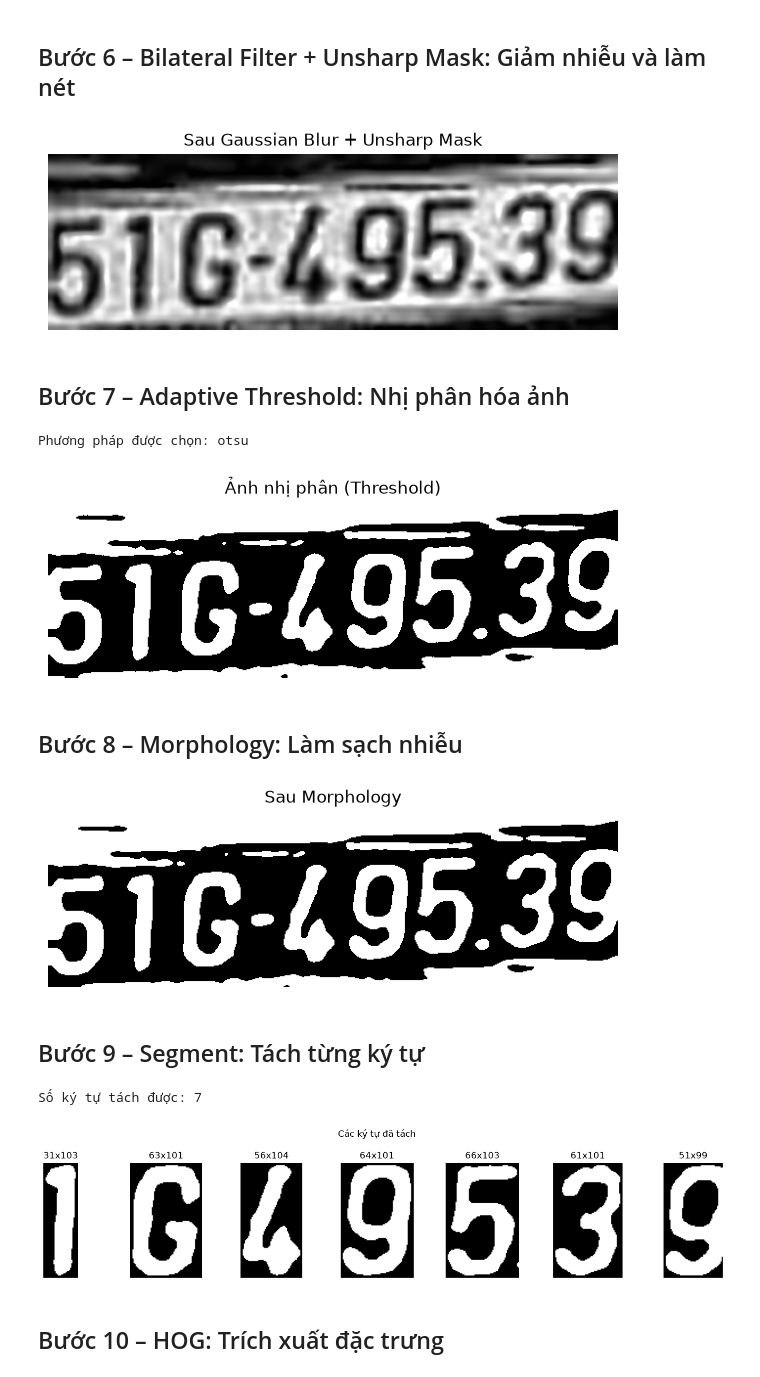
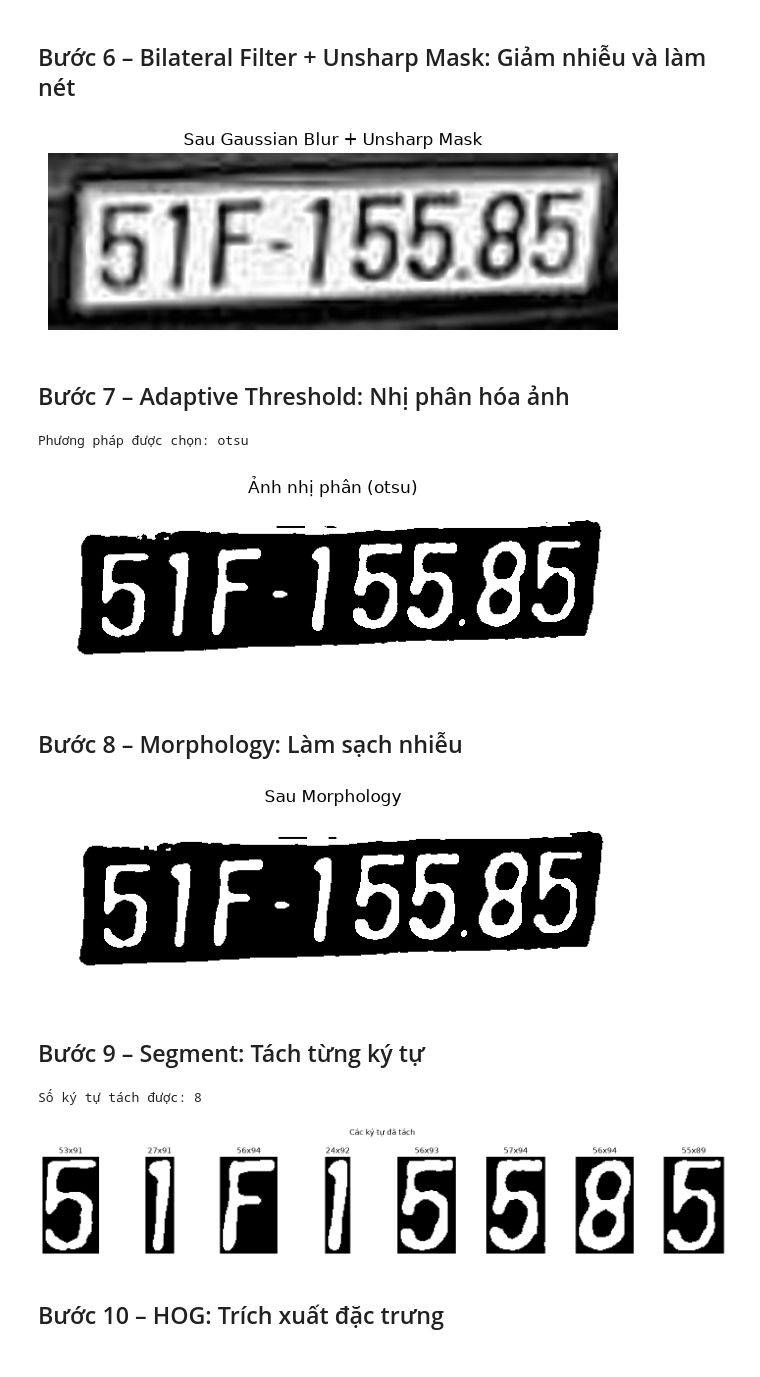
Before and after one commit to thevvq/SmartParkingCV, a Jupyter notebook: pipeline_notebook.ipynb, the cells around one changed output. Cells and saved outputs as stored; diff of their text form; code cells hidden in the pictures.

```diff
--- a/pipeline_notebook.ipynb
+++ b/pipeline_notebook.ipynb
@@ -51,7 +51,7 @@ Import OK!
 ## Bước 1 – Đọc ảnh xe đầu vào
 # %%
 # ===== THAY ĐỔI ĐƯỜNG DẪN ẢNH Ở ĐÂY =====
-IMG_PATH = os.path.join('valid', 'images', os.listdir(os.path.join('valid', 'images'))[15])
+IMG_PATH = os.path.join('valid', 'images', os.listdir(os.path.join('valid', 'images'))[86])
 
 img_bgr = cv2.imread(IMG_PATH)
 assert img_bgr is not None, f'Không đọc được ảnh: {IMG_PATH}'
@@ -108,17 +108,17 @@ sharp = unsharp_mask(denoised, amount=1.1, sigma=1.0)
 
 show('Sau Gaussian Blur + Unsharp Mask', sharp)
 # %% [output]
-[figure, old version]
+[figure, new version]
 # %% [markdown]
 ## Bước 7 – Adaptive Threshold: Nhị phân hóa ảnh
 # %%
 chosen_name, binary, all_candidates = choose_threshold(sharp, method='otsu')
 
 print(f'Phương pháp được chọn: {chosen_name}')
-show('Ảnh nhị phân (Threshold)', binary)
+show('Ảnh nhị phân (otsu)', binary)
 # %% [output]
 Phương pháp được chọn: otsu
-[figure, old version]
+[figure, new version]
 # %% [markdown]
 ## Bước 8 – Morphology: Làm sạch nhiễu
 # %%
@@ -126,37 +126,37 @@ morph = apply_morphology(binary, kernel_size=2)
 
 show('Sau Morphology', morph)
 # %% [output]
-[figure, old version]
+[figure, new version]
 # %% [markdown]
 ## Bước 9 – Segment: Tách từng ký tự
 # %%
 char_data = segment_with_contour(
     morph,
     min_area=80,
     aspect_ratio_range=(1.4, 5.0),
-    row_threshold=10,
+    row_threshold=30,
     pad_char=2,
     margin=5,
 )
 
 print(f'Số ký tự tách được: {len(char_data)}')
 
 fig, axes = plt.subplots(1, max(len(char_data), 1), figsize=(2 * max(len(char_data), 1), 3))
 if len(char_data) == 0:
     print('Không tách được ký tự nào!')
 else:
     if len(char_data) == 1:
         axes = [axes]
     for ax, (char_img, bbox) in zip(axes, char_data):
         ax.imshow(char_img, cmap='gray')
         ax.set_title(f'{bbox[2]}x{bbox[3]}')
         ax.axis('off')
 plt.suptitle('Các ký tự đã tách')
 plt.tight_layout()
 plt.show()
 # %% [output]
-Số ký tự tách được: 7
+Số ký tự tách được: 8
-[figure, old version]
+[figure, new version]
 # %% [markdown]
 ## Bước 10 – HOG: Trích xuất đặc trưng
 # %%
```
Also changed, not shown: parts of 8 cells of this notebook, 1 other file.
